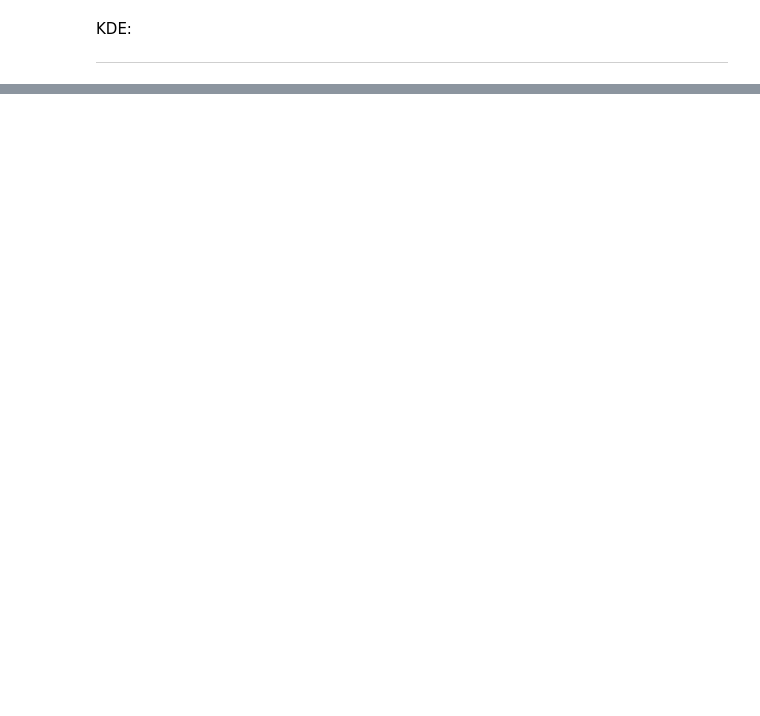
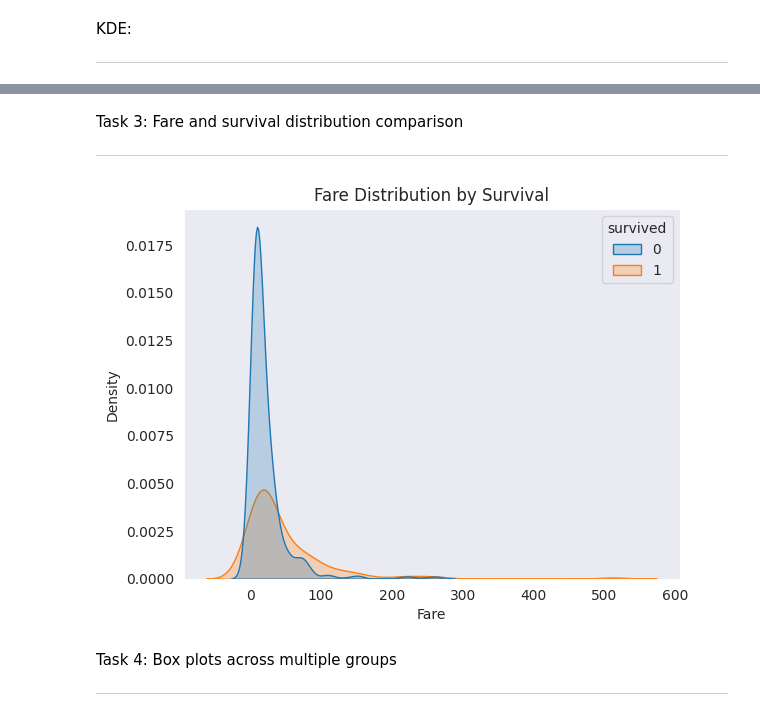
Before and after one commit to surafelmeharihaile-ai/Data110, a Jupyter notebook: week_5and6_surafel_haile.ipynb, the cells around one changed output, grey strips where cells are left out. Cells and saved outputs as stored; diff of their text form; code cells hidden in the pictures; blank space fills up the shorter version.

```diff
--- a/week_5and6_surafel_haile.ipynb
+++ b/week_5and6_surafel_haile.ipynb
@@ -60,0 +58,16 @@ Text(0, 0.5, 'Count')
+# %% [markdown]
+Task 3: Fare and survival distribution comparison
+
+---
+# %%
+sns.kdeplot(data=titanic, x='fare', hue='survived', fill=True)
+plt.title('Fare Distribution by Survival')
+plt.xlabel('Fare')
+plt.ylabel('Density')
+plt.show()
+# %% [output]
+[figure, added]
+# %% [markdown]
+Task 4: Box plots across multiple groups
+
+---
```
Also changed, not shown: parts of 2 cells of this notebook.
